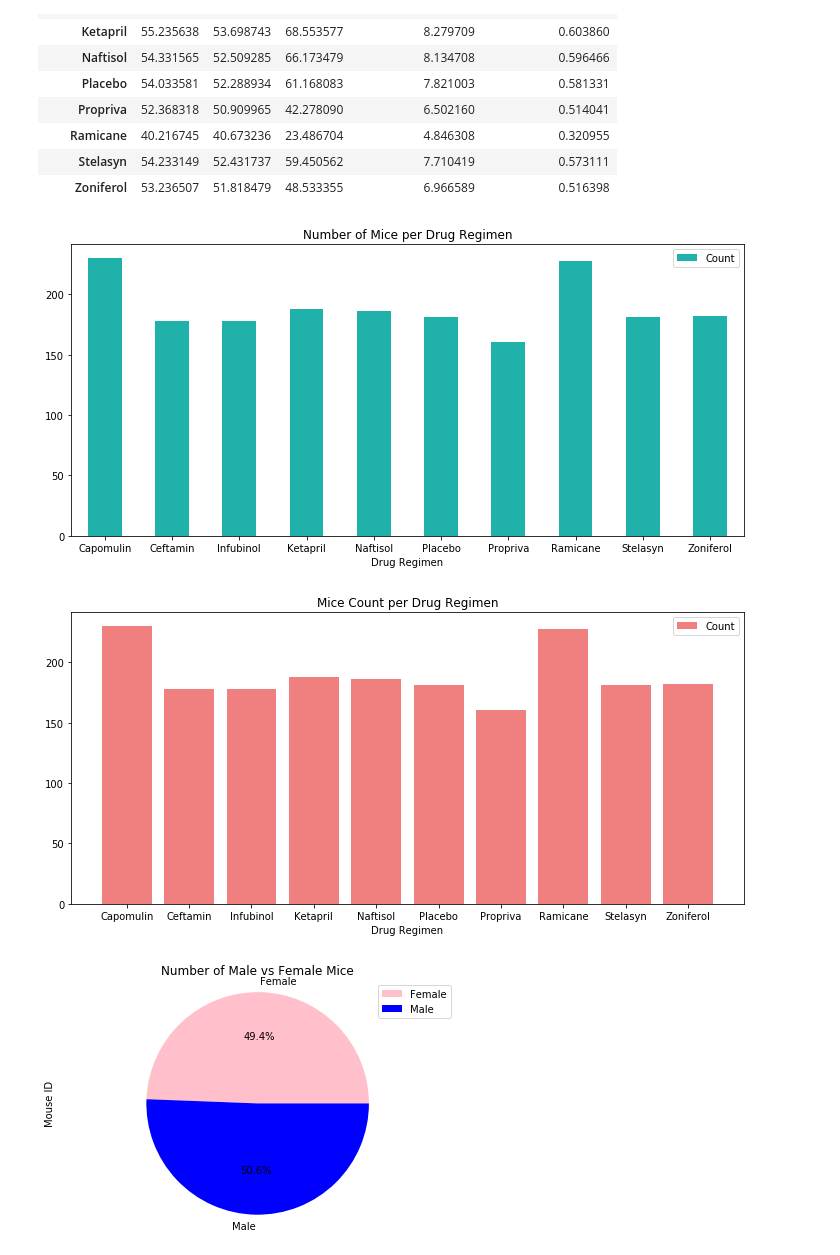
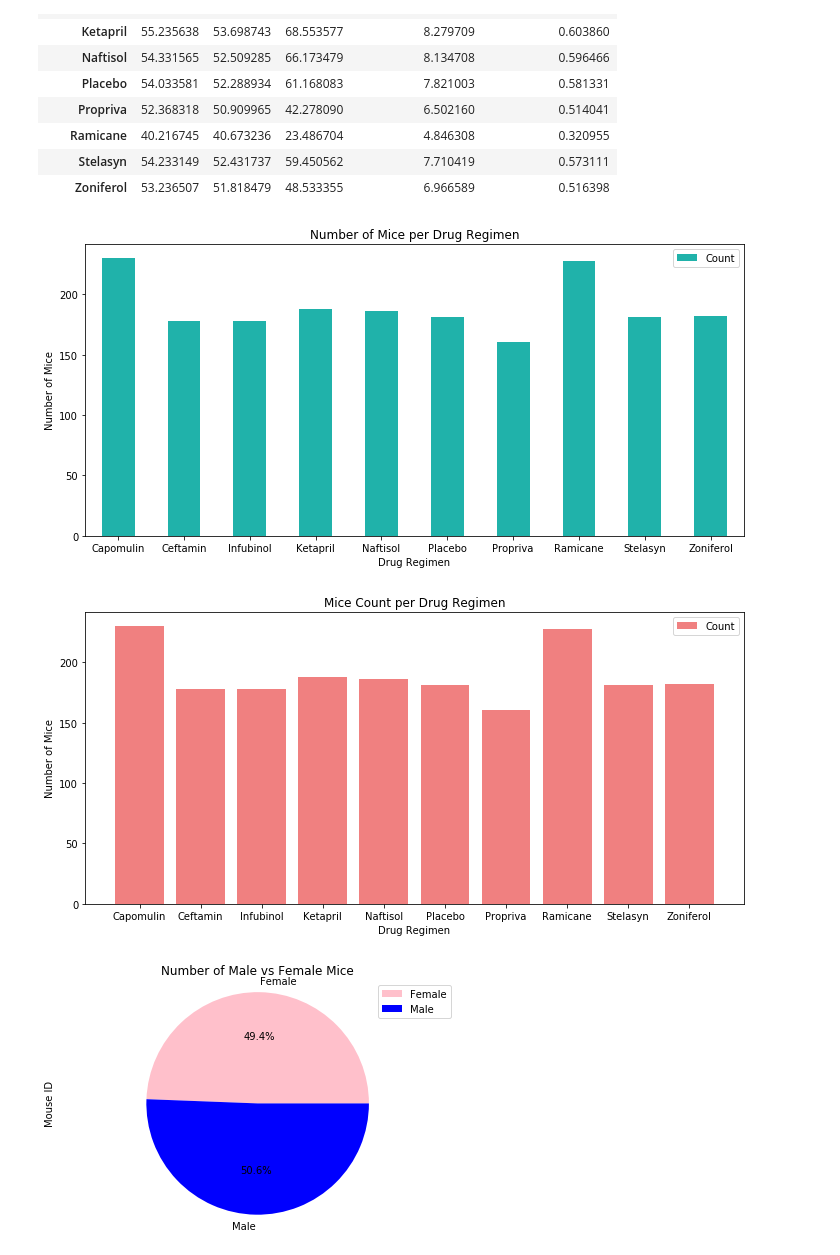
Before and after one commit to tnatoli29/Matplotlib-Challenge, a Jupyter notebook: The Power of Plots.ipynb, the cells around one changed output. Cells and saved outputs as stored; diff of their text form; code cells hidden in the pictures.

```diff
--- a/The Power of Plots.ipynb
+++ b/The Power of Plots.ipynb
@@ -69,22 +69,23 @@ tumor_summary
 # %%
 #Create a bar graph using pandas for total number of mice for each treatment
 drug_group = merged_data.groupby("Drug Regimen")
 
 #Find the number of mice
 mice_group = drug_group["Mouse ID"].count()
 
 #Set up the chart
 mice_chart = mice_group.plot(kind= "bar", figsize= (10,5), title = "Number of Mice per Drug Regimen",
                              color = "lightseagreen", rot = 0)
 
 #Print the chart
 mice_chart
 
 #Clean the chart up and add legend
+plt.ylabel("Number of Mice")
 plt.legend(["Count"])
 plt.tight_layout()
 # %% [output]
-[figure, old version]
+[figure, new version]
 # %%
 #Create a bar graph using matplotlib for total number of mice for each treatment
 #Set up the x_axis
@@ -102,10 +103,11 @@ plt.xticks(tick_locs, regimens)
 #Set title and legend
 plt.title("Mice Count per Drug Regimen")
 plt.xlabel("Drug Regimen")
+plt.ylabel("Number of Mice")
 plt.legend(["Count"])
 plt.tight_layout()
 # %% [output]
-[figure, old version]
+[figure, new version]
 # %%
 #Now we will create pie charts showing the distribution of male and female mice
 gender_group = merged_data.groupby("Sex").count().reset_index()
```
Also changed, not shown: parts of 3 cells of this notebook.
